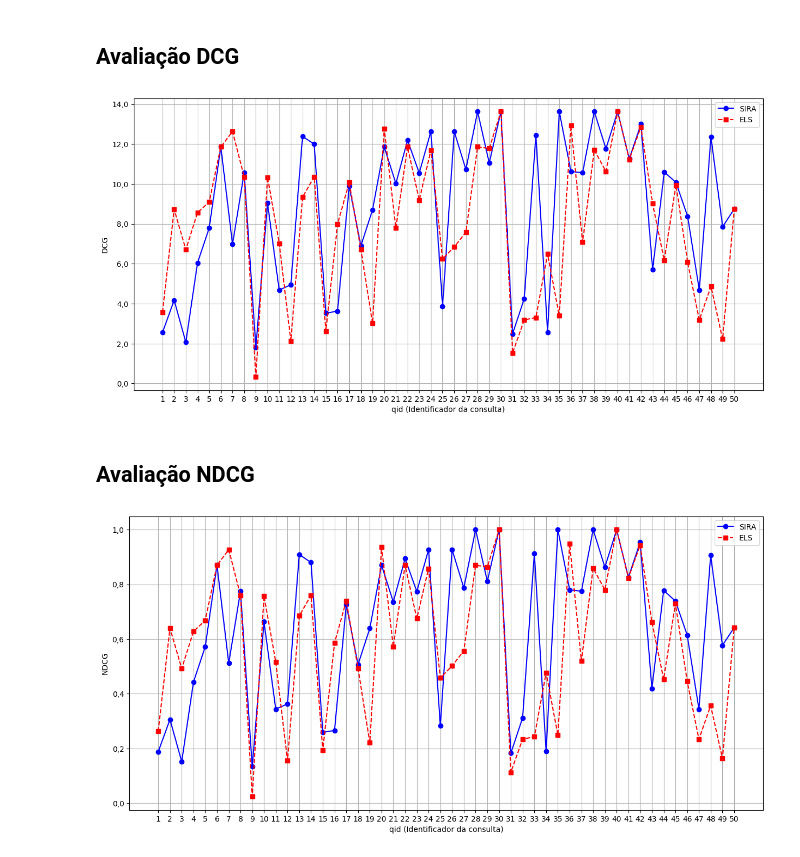
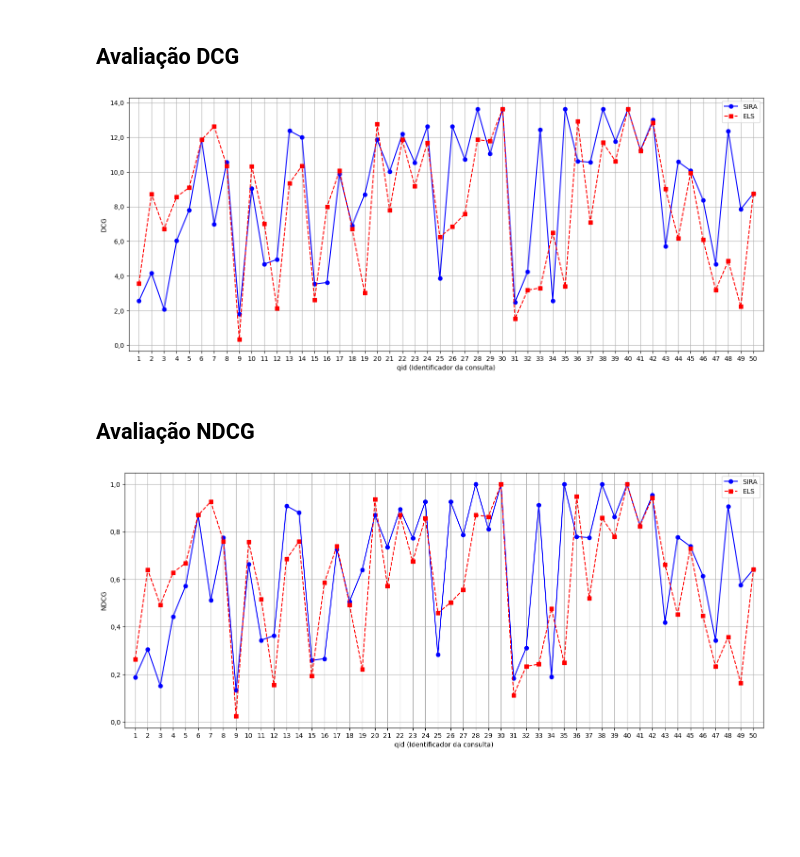
Before and after one commit to sira-serverless-ir-arch/ir-evaluation, a Jupyter notebook: evaluation.ipynb, the cells around one changed output. Drawn from its saved outputs; the diff is of its cells as text; code cells hidden in the pictures; blank space fills up the shorter version.

```diff
--- a/evaluation.ipynb
+++ b/evaluation.ipynb
@@ -191,34 +212,41 @@ nir = get_dcg_data(sira_ndcg)
 els = get_dcg_data(els_ndcg)
 list_qid = get_ids(sira_ndcg["query_ids"])
 
 fig, ax = plt.subplots(figsize=(15, 7))
 ax.plot(nir, "o", label="SIRA", linestyle='-',color='blue')
 ax.plot(els, "s", label="ELS", linestyle='--',color='red')
 
 i = 0
 x_stick = []
 for qid in list_qid:
     x_stick.append(i)
     i = i + 1
 
 x_labels = list_qid
 plt.xticks(ticks=x_stick, labels=x_labels)
 plt.xticks(ticks=x_stick, labels=x_labels)
 
 # Formatar o eixo y para usar vírgulas como separador decimal
 fmt = ticker.FuncFormatter(lambda x, pos: '{:,.1f}'.format(x).replace('.',','))
 ax.yaxis.set_major_formatter(fmt)
 
 #add axis labels to plot
 # ax.set_title('F1 Sore')
 ax.set_xlabel('qid (Identificador da consulta)')
 ax.set_ylabel('DCG')
 ax.legend()
 ax.grid(True)
 # plt.show()
+
+# Adjust x limits
+ax.set_xlim(x_stick[0] - 0.8, x_stick[-1] + 0.8)  # Adjust these numbers according to your preference
+
+# Adjust margins
+plt.subplots_adjust(left=0.05, right=0.95)  # Adjust these numbers according to your preference
+
 plt.savefig("pdf/trec_covid_dcg.pdf", format="pdf")
 # %% [output]
-[figure, old version]
+[figure, new version]
 # %% [markdown]
 ## Avaliação NDCG
 # %%
@@ -230,6 +258,7 @@ els = get_ndcg_data(els_ndcg)
 list_qid = get_ids(sira_ndcg["query_ids"])
 
 fig, ax = plt.subplots(figsize=(15, 7))
+
 ax.plot(nir, "o", label="SIRA", linestyle='-',color='blue')
 ax.plot(els, "s", label="ELS", linestyle='--',color='red')
 
@@ -241,19 +270,27 @@ for qid in list_qid:
 
 x_labels = list_qid
 plt.xticks(ticks=x_stick, labels=x_labels)
-plt.xticks(ticks=x_stick, labels=x_labels)
 
-# Formatar o eixo y para usar vírgulas como separador decimal
+# Format the y-axis to use commas as the decimal separator
 fmt = ticker.FuncFormatter(lambda x, pos: '{:,.1f}'.format(x).replace('.',','))
 ax.yaxis.set_major_formatter(fmt)
 
-#add axis labels to plot
-# ax.set_title('F1 Sore')
+# Add axis labels to plot
 ax.set_xlabel('qid (Identificador da consulta)')
 ax.set_ylabel('NDCG')
 ax.legend()
 ax.grid(True)
-# plt.show()
+
+# Adicionar rótulos do eixo x com rotação de 45 graus
+# plt.xticks(rotation=45)
+
+# Adjust x limits
+ax.set_xlim(x_stick[0] - 0.8, x_stick[-1] + 0.8)  # Adjust these numbers according to your preference
+
+# Adjust margins
+plt.subplots_adjust(left=0.05, right=0.95)  # Adjust these numbers according to your preference
+
+# Save the figure
 plt.savefig("pdf/trec_covid_ndcg.pdf", format="pdf")
 # %% [output]
-[figure, old version]
+[figure, new version]
```
Also changed, not shown: parts of 3 cells of this notebook, 5 other files.
